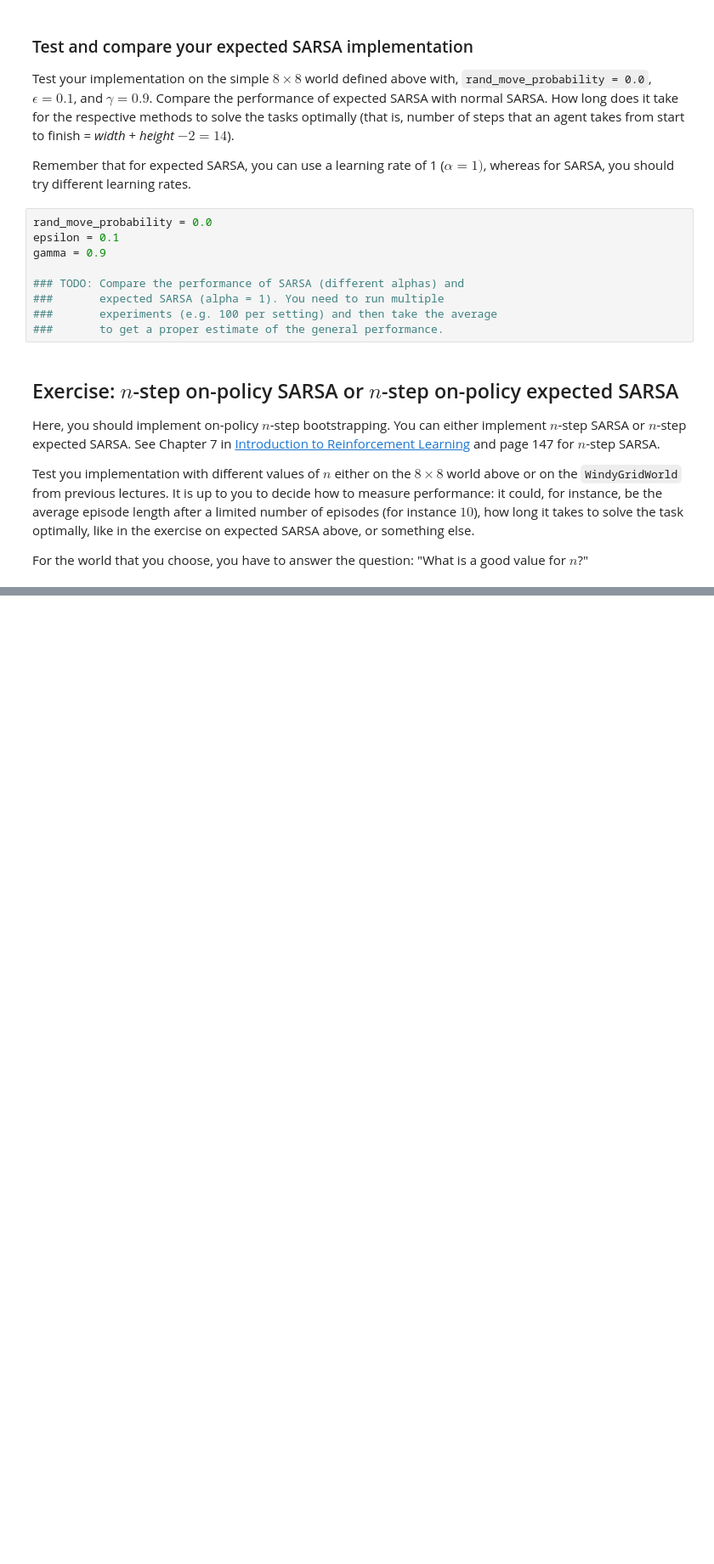
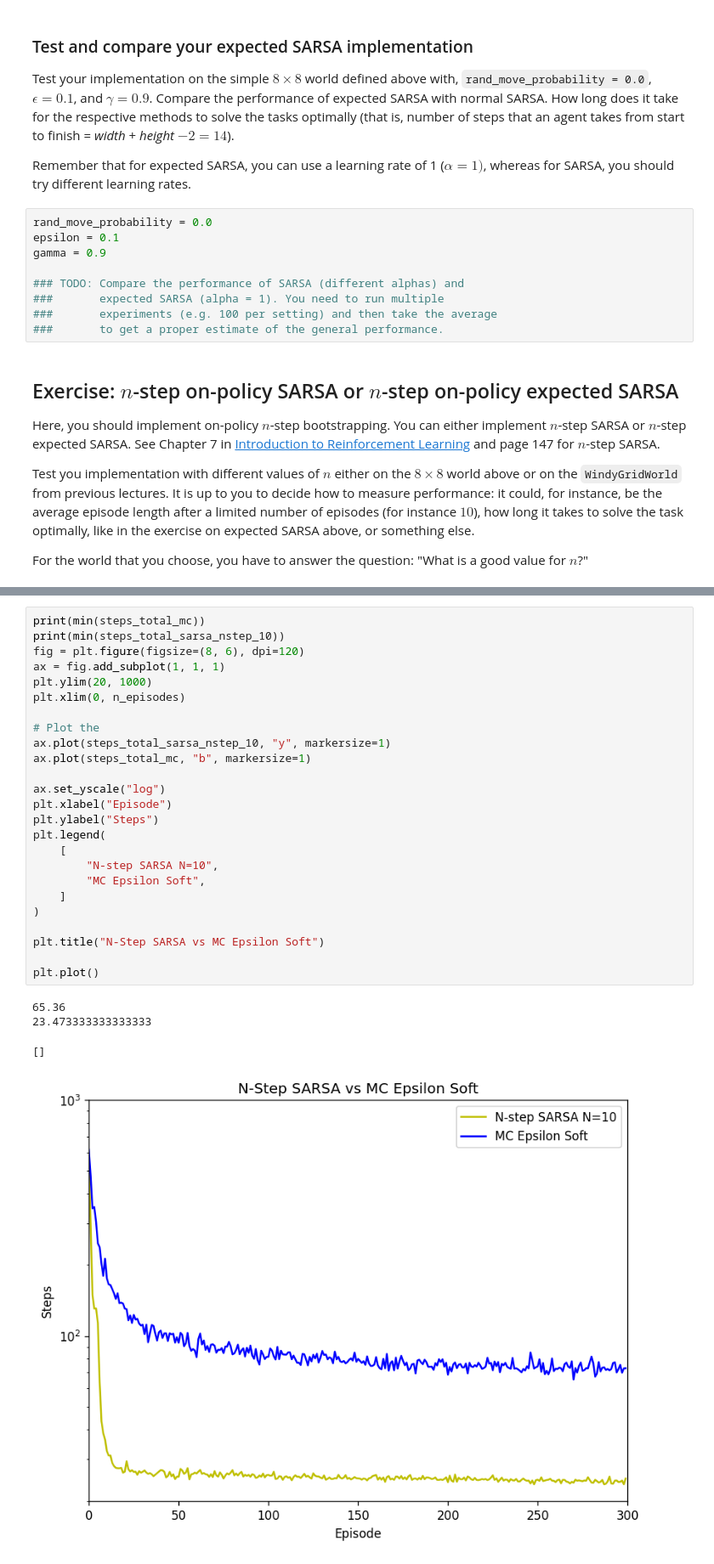
Before and after one commit to MathiasBalling/AI, a Jupyter notebook: expected_sarsa/expected_SARSA_and_n_step_bootstrapping.sync.ipynb, the cells around one changed output, grey strips where cells are left out. Shown at 85% size. Saved outputs shown, nothing was run; the diff lists cells and outputs as text; blank space fills up the shorter version.

```diff
--- a/expected_sarsa/expected_SARSA_and_n_step_bootstrapping.sync.ipynb
+++ b/expected_sarsa/expected_SARSA_and_n_step_bootstrapping.sync.ipynb
@@ -409,0 +859,30 @@ display(pd.DataFrame(final_policy.T))
+# %%
+print(min(steps_total_mc))
+print(min(steps_total_sarsa_nstep_10))
+fig = plt.figure(figsize=(8, 6), dpi=120)
+ax = fig.add_subplot(1, 1, 1)
+plt.ylim(20, 1000)
+plt.xlim(0, n_episodes)
+
+# Plot the
+ax.plot(steps_total_sarsa_nstep_10, "y", markersize=1)
+ax.plot(steps_total_mc, "b", markersize=1)
+
+ax.set_yscale("log")
+plt.xlabel("Episode")
+plt.ylabel("Steps")
+plt.legend(
+    [
+        "N-step SARSA N=10",
+        "MC Epsilon Soft",
+    ]
+)
+
+plt.title("N-Step SARSA vs MC Epsilon Soft")
+
+plt.plot()
+# %% [output]
+65.36
+23.473333333333333
+[]
+[figure, added]
```
Also changed, not shown: parts of 12 cells of this notebook, 12 other files.
